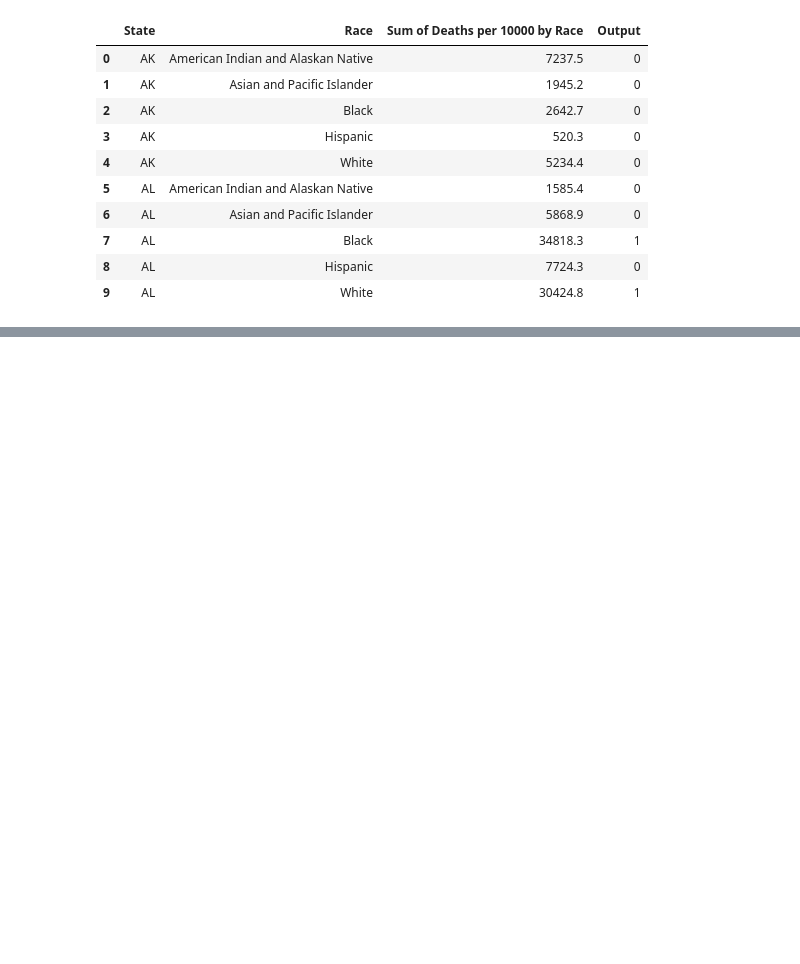
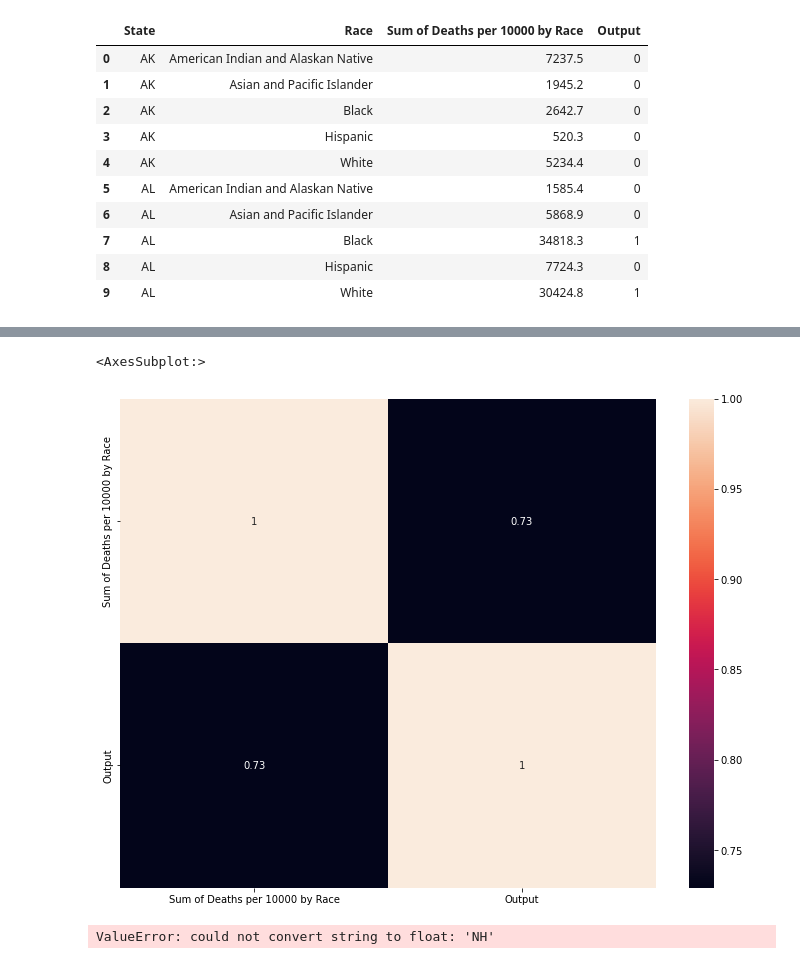
Before and after one commit to uic-cs418/cs418-spring22-quiz-gods, a Jupyter notebook: MLmodel2.ipynb, the cells around one changed output, grey strips where cells are left out. Drawn from its saved outputs; the diff is of its cells as text; code cells hidden in the pictures; blank space fills up the shorter version.

Commit message:
ML2 added
[Training Model] left and parsing left

```diff
--- a/MLmodel2.ipynb
+++ b/MLmodel2.ipynb
@@ -50,0 +73,7 @@ memory usage: 7.8+ KB
+# %%
+cor = heartML2.corr()
+plt.figure(figsize =  (12,9))
+sns.heatmap(cor, annot = True)
+# %% [output]
+<AxesSubplot:>
+[figure, added]
@@ -50,0 +85,5 @@ memory usage: 7.8+ KB
+# %%
+scaler = preprocessing.StandardScaler().fit(X_train)
+X_train_scaled = scaler.transform(X_train)
+# %% [output]
+ValueError: could not convert string to float: 'NH'
```
Also changed, not shown: parts of 5 cells of this notebook, 1 other file.
